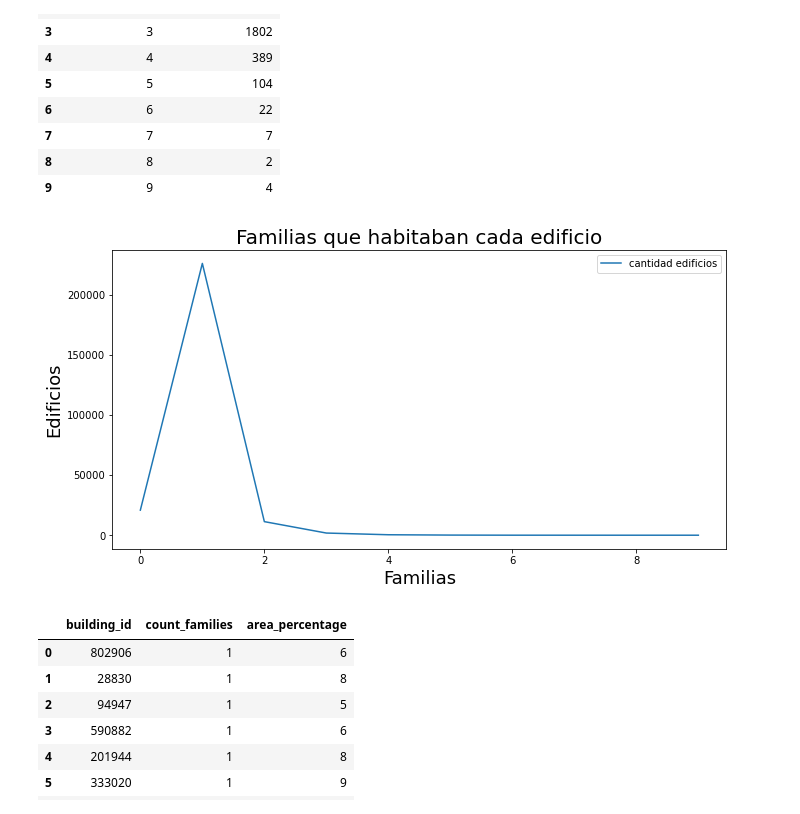
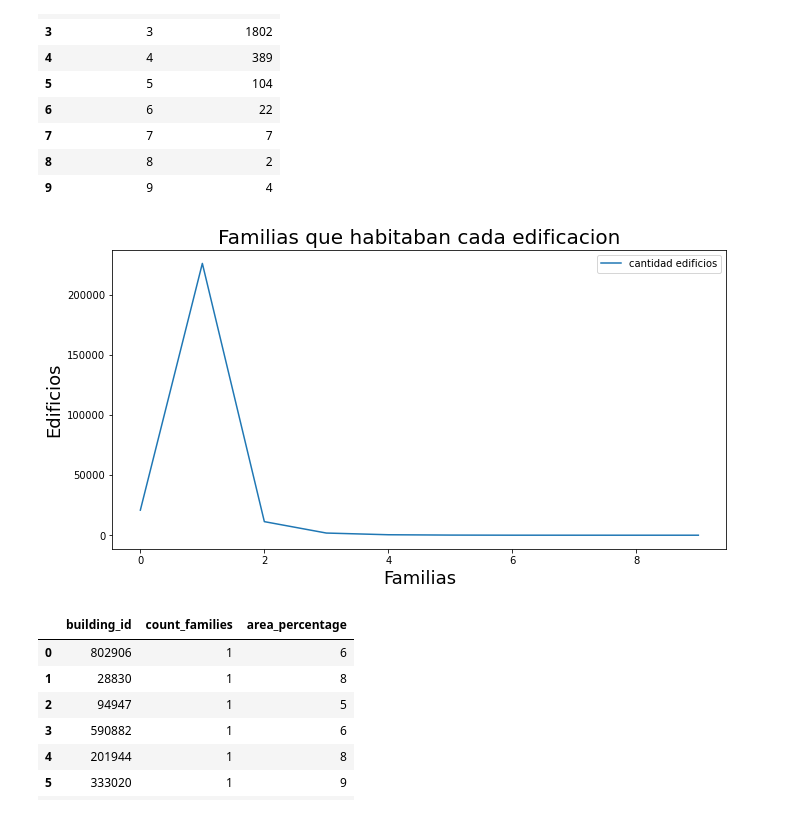
Before and after one commit to FranciscoGauna/TP-Datos-2021, a Jupyter notebook: Usos de las edificaciones.ipynb, the cells around one changed output. Drawn from its saved outputs; the diff is of its cells as text; code cells hidden in the pictures.

```diff
--- a/Usos de las edificaciones.ipynb
+++ b/Usos de las edificaciones.ipynb
@@ -243,10 +268,10 @@ cantFamilias.head(10)
 # %%
 cantFamilias.plot(kind='line', x='count_families', y='cantidad edificios',figsize=(11,5.5))
 g=plt.gca()
-g.set_title("Familias que habitaban cada edificio",\
+g.set_title("Familias que habitaban cada edificacion",\
             fontsize=20);
 g.set_xlabel("Familias", fontsize=18);
 g.set_ylabel("Edificios", fontsize=18);
 # %% [output]
-[figure, old version]
+[figure, new version]
 # %%
```
Also changed, not shown: parts of 15 cells of this notebook.
